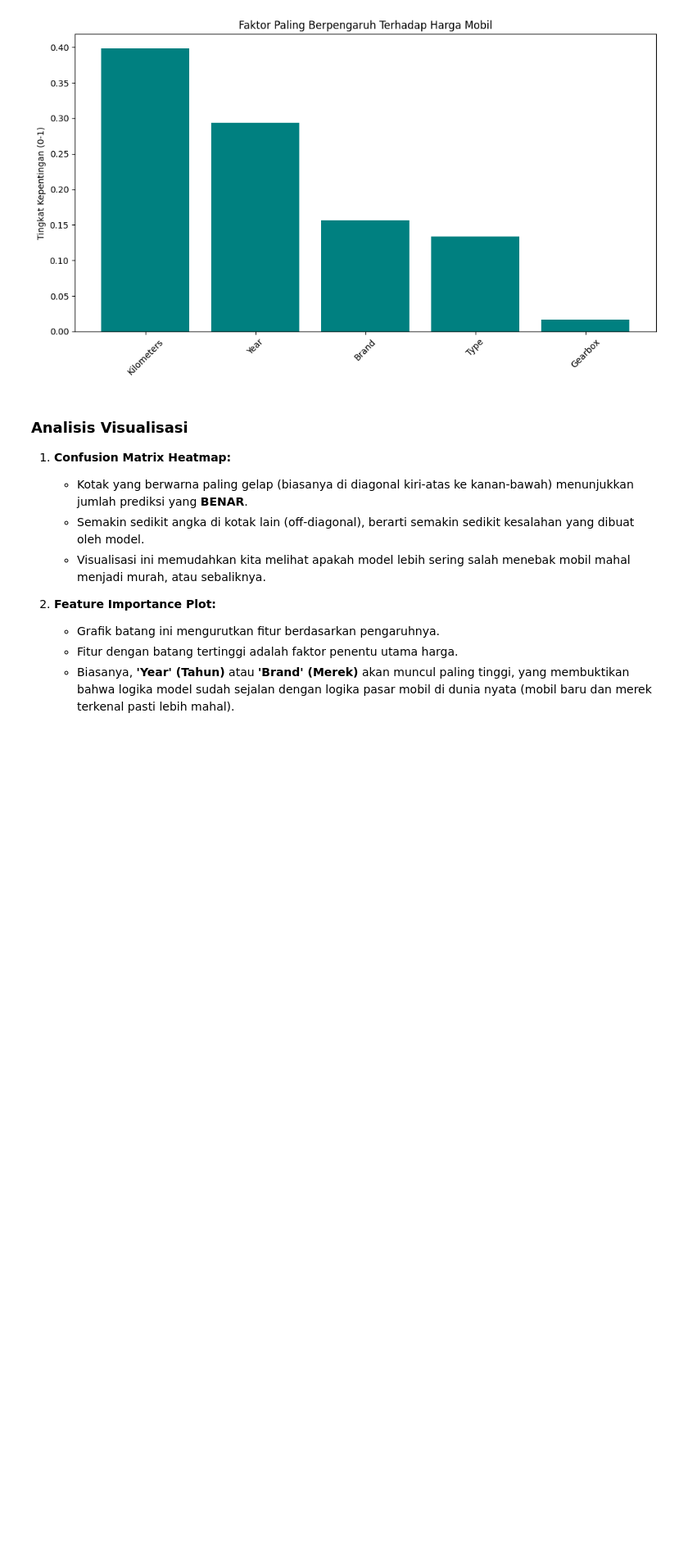
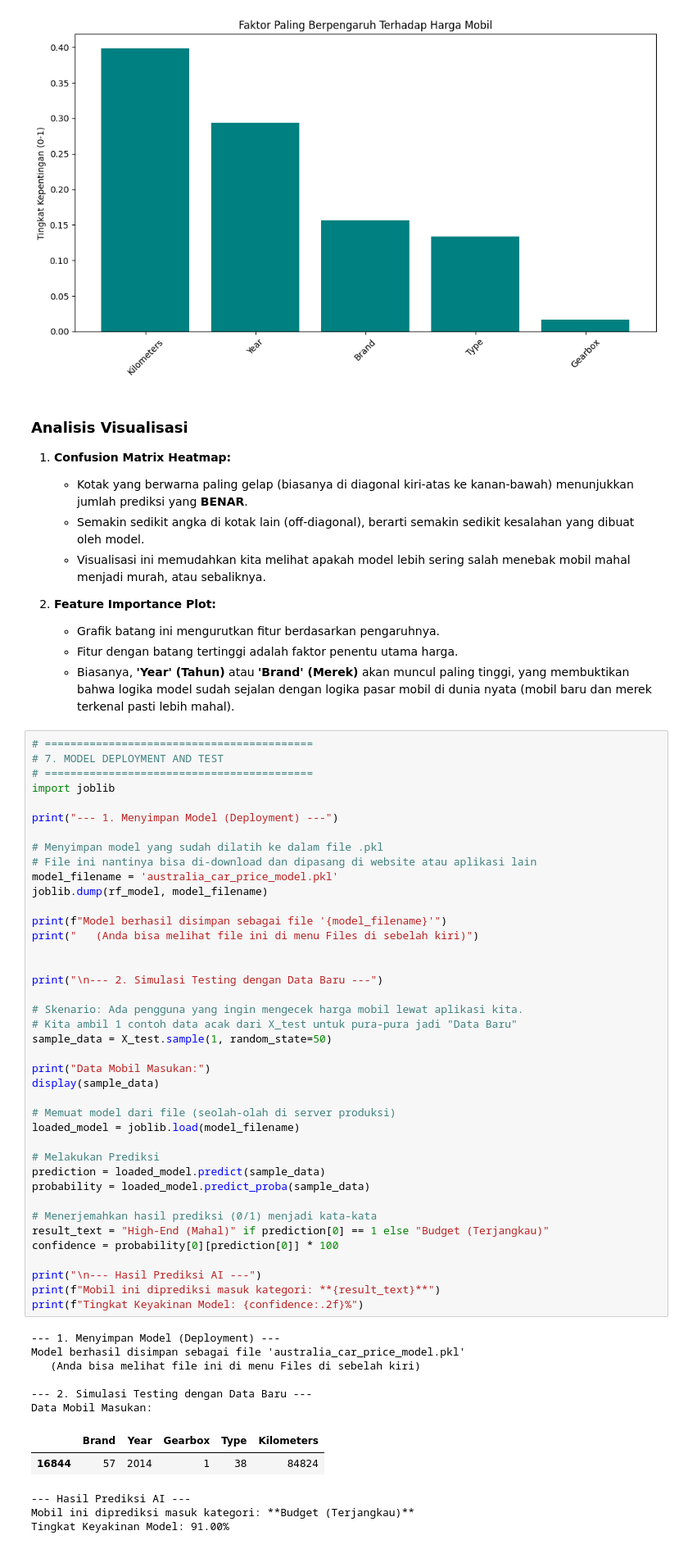
Before and after one commit to andartya-setyawan/TubesAnalisaKeputusanTI, a Jupyter notebook: Analisis_Pasar_Mobil_Australia.ipynb, the cells around one changed output. Shown: that part at 82% size. Cells and saved outputs as stored; diff of their text form; blank space fills up the shorter version.

Commit message:
Udpate: Menyelesaikan deployment model dan kesimpulan akhir

```diff
--- a/Analisis_Pasar_Mobil_Australia.ipynb
+++ b/Analisis_Pasar_Mobil_Australia.ipynb
@@ -362,3 +362,55 @@ plt.show()
     * Grafik batang ini mengurutkan fitur berdasarkan pengaruhnya.
     * Fitur dengan batang tertinggi adalah faktor penentu utama harga.
     * Biasanya, **'Year' (Tahun)** atau **'Brand' (Merek)** akan muncul paling tinggi, yang membuktikan bahwa logika model sudah sejalan dengan logika pasar mobil di dunia nyata (mobil baru dan merek terkenal pasti lebih mahal).
+# %%
+# ==========================================
+# 7. MODEL DEPLOYMENT AND TEST
+# ==========================================
+import joblib
+
+print("--- 1. Menyimpan Model (Deployment) ---")
+
+# Menyimpan model yang sudah dilatih ke dalam file .pkl
+# File ini nantinya bisa di-download dan dipasang di website atau aplikasi lain
+model_filename = 'australia_car_price_model.pkl'
+joblib.dump(rf_model, model_filename)
+
+print(f"Model berhasil disimpan sebagai file '{model_filename}'")
+print("   (Anda bisa melihat file ini di menu Files di sebelah kiri)")
+
+
+print("\n--- 2. Simulasi Testing dengan Data Baru ---")
+
+# Skenario: Ada pengguna yang ingin mengecek harga mobil lewat aplikasi kita.
+# Kita ambil 1 contoh data acak dari X_test untuk pura-pura jadi "Data Baru"
+sample_data = X_test.sample(1, random_state=50)
+
+print("Data Mobil Masukan:")
+display(sample_data)
+
+# Memuat model dari file (seolah-olah di server produksi)
+loaded_model = joblib.load(model_filename)
+
+# Melakukan Prediksi
+prediction = loaded_model.predict(sample_data)
+probability = loaded_model.predict_proba(sample_data)
+
+# Menerjemahkan hasil prediksi (0/1) menjadi kata-kata
+result_text = "High-End (Mahal)" if prediction[0] == 1 else "Budget (Terjangkau)"
+confidence = probability[0][prediction[0]] * 100
+
+print("\n--- Hasil Prediksi AI ---")
+print(f"Mobil ini diprediksi masuk kategori: **{result_text}**")
+print(f"Tingkat Keyakinan Model: {confidence:.2f}%")
+# %% [output]
+--- 1. Menyimpan Model (Deployment) ---
+Model berhasil disimpan sebagai file 'australia_car_price_model.pkl'
+   (Anda bisa melihat file ini di menu Files di sebelah kiri)
+
+--- 2. Simulasi Testing dengan Data Baru ---
+Data Mobil Masukan:
+|  | Brand | Year | Gearbox | Type | Kilometers |
+| 16844 | 57 | 2014 | 1 | 38 | 84824 |
+--- Hasil Prediksi AI ---
+Mobil ini diprediksi masuk kategori: **Budget (Terjangkau)**
+Tingkat Keyakinan Model: 91.00%
```
Also changed, not shown: parts of 1 cell of this notebook.
